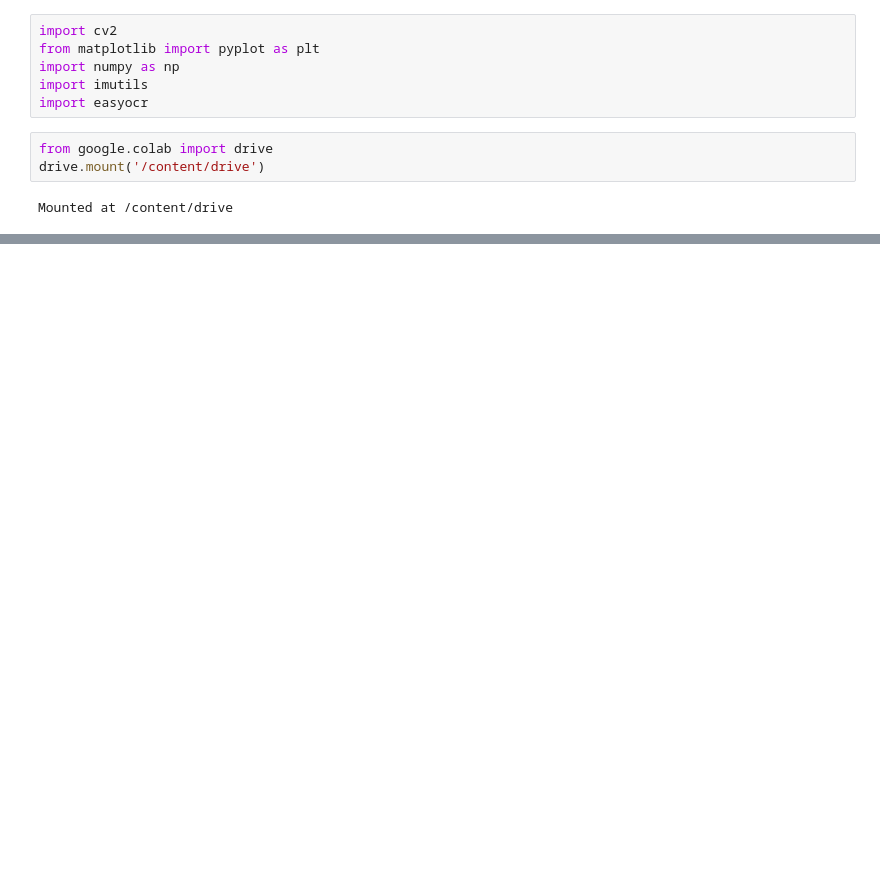
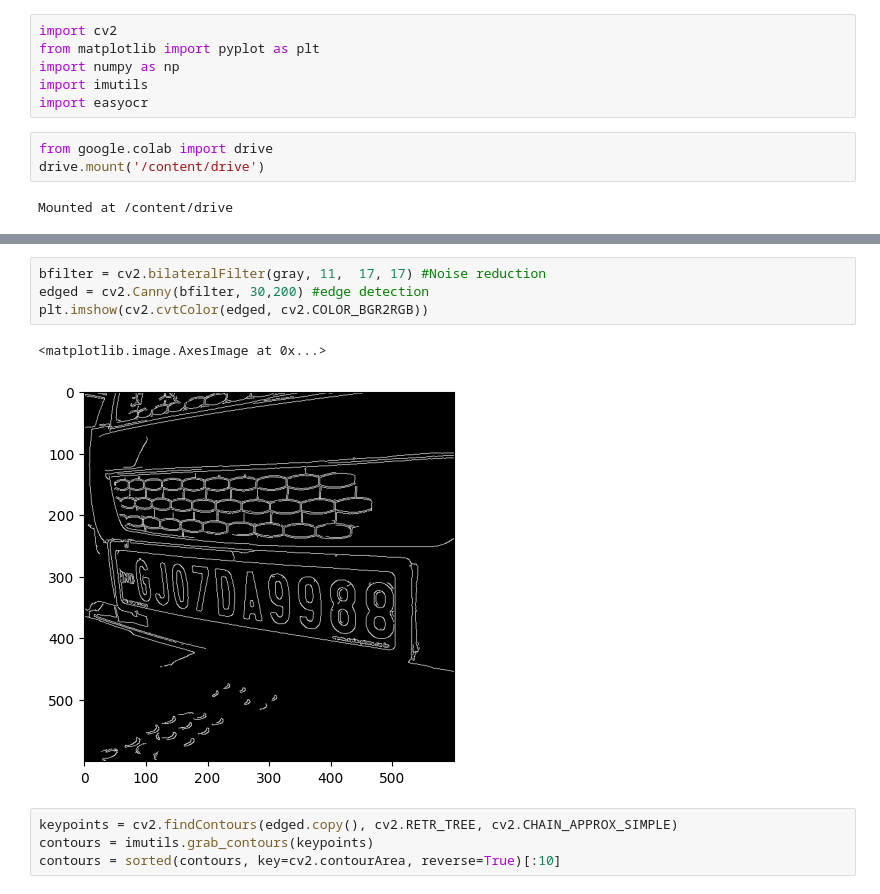
Before and after one commit to Technoband/anpr_yoloV8, a Jupyter notebook: ANPR_yoloV8.ipynb, the cells around one changed output, grey strips where cells are left out. Drawn from its saved outputs; the diff is of its cells as text; blank space fills up the shorter version.

```diff
--- a/ANPR_yoloV8.ipynb
+++ b/ANPR_yoloV8.ipynb
@@ -41,0 +42,11 @@ plt.imshow(cv2.cvtColor(gray, cv2.COLOR_BGR2RGB))
+# %%
+bfilter = cv2.bilateralFilter(gray, 11,  17, 17) #Noise reduction
+edged = cv2.Canny(bfilter, 30,200) #edge detection
+plt.imshow(cv2.cvtColor(edged, cv2.COLOR_BGR2RGB))
+# %% [output]
+<matplotlib.image.AxesImage at 0x...>
+[figure, added]
+# %%
+keypoints = cv2.findContours(edged.copy(), cv2.RETR_TREE, cv2.CHAIN_APPROX_SIMPLE)
+contours = imutils.grab_contours(keypoints)
+contours = sorted(contours, key=cv2.contourArea, reverse=True)[:10]
```
Also changed, not shown: parts of 10 cells of this notebook.
